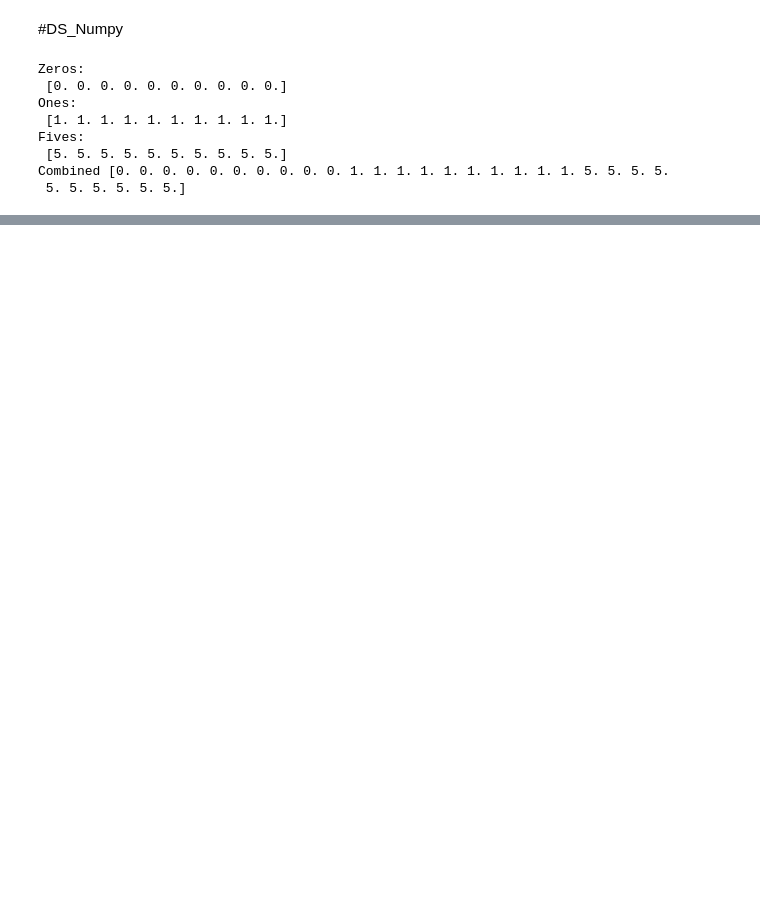
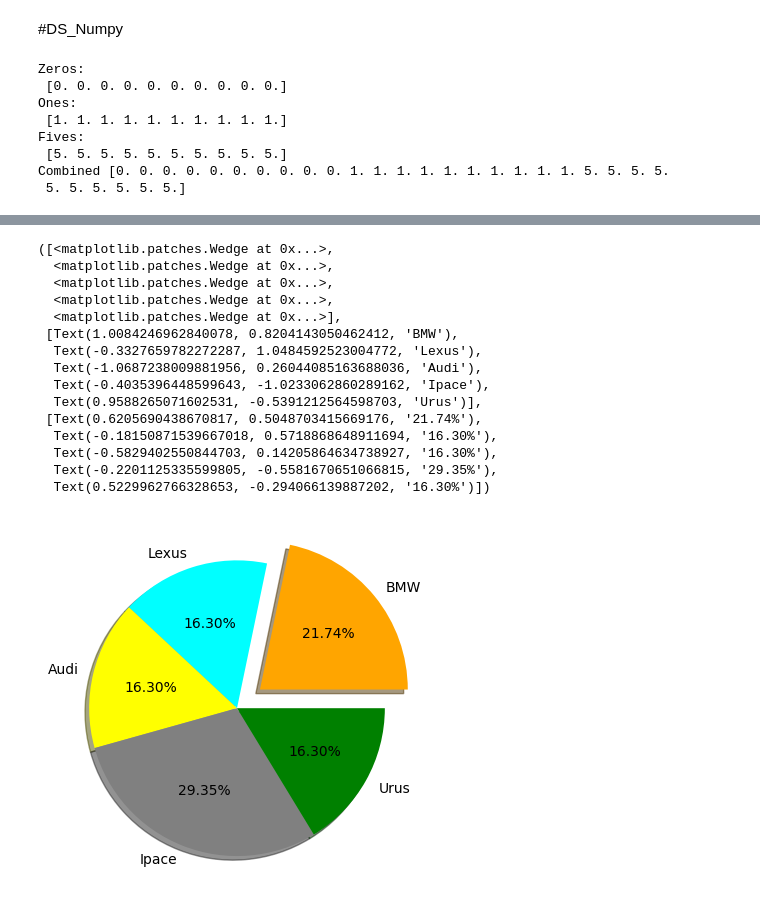
Before and after one commit to code-r28/Coding-Practice, a Jupyter notebook: Coding_Practice.ipynb, the cells around one changed output, grey strips where cells are left out. Saved outputs shown, nothing was run; the diff lists cells and outputs as text; code cells hidden in the pictures; blank space fills up the shorter version.

```diff
--- a/Coding_Practice.ipynb
+++ b/Coding_Practice.ipynb
@@ -407,0 +556,21 @@ print(output_array)
+# %%
+col=("orange","cyan","yellow","grey",'green',)
+# %%
+plt.pie(reg_price,labels=Car,autopct='%1.2f%%',colors=col,explode=[0.2,0,0,0,0],shadow=True)
+# %% [output]
+([<matplotlib.patches.Wedge at 0x...>,
+  <matplotlib.patches.Wedge at 0x...>,
+  <matplotlib.patches.Wedge at 0x...>,
+  <matplotlib.patches.Wedge at 0x...>,
+  <matplotlib.patches.Wedge at 0x...>],
+ [Text(1.0084246962840078, 0.8204143050462412, 'BMW'),
+  Text(-0.3327659782272287, 1.0484592523004772, 'Lexus'),
+  Text(-1.0687238009881956, 0.26044085163688036, 'Audi'),
+  Text(-0.4035396448599643, -1.0233062860289162, 'Ipace'),
+  Text(0.9588265071602531, -0.5391212564598703, 'Urus')],
+ [Text(0.6205690438670817, 0.5048703415669176, '21.74%'),
+  Text(-0.18150871539667018, 0.5718868648911694, '16.30%'),
+  Text(-0.5829402550844703, 0.14205864634738927, '16.30%'),
+  Text(-0.2201125335599805, -0.5581670651066815, '29.35%'),
+  Text(0.5229962766328653, -0.294066139887202, '16.30%')])
+[figure, added]
```
Also changed, not shown: parts of 30 cells of this notebook.
